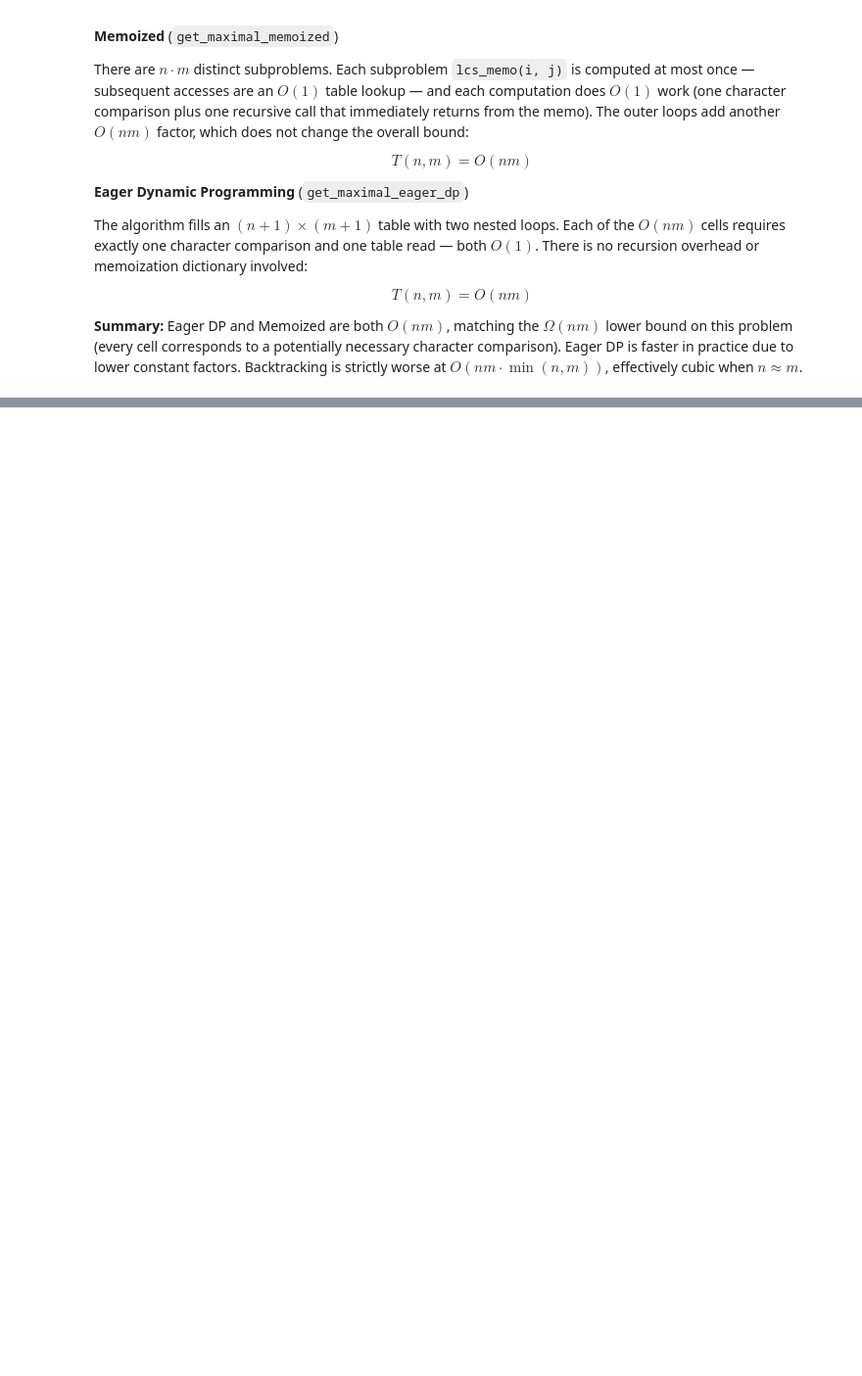
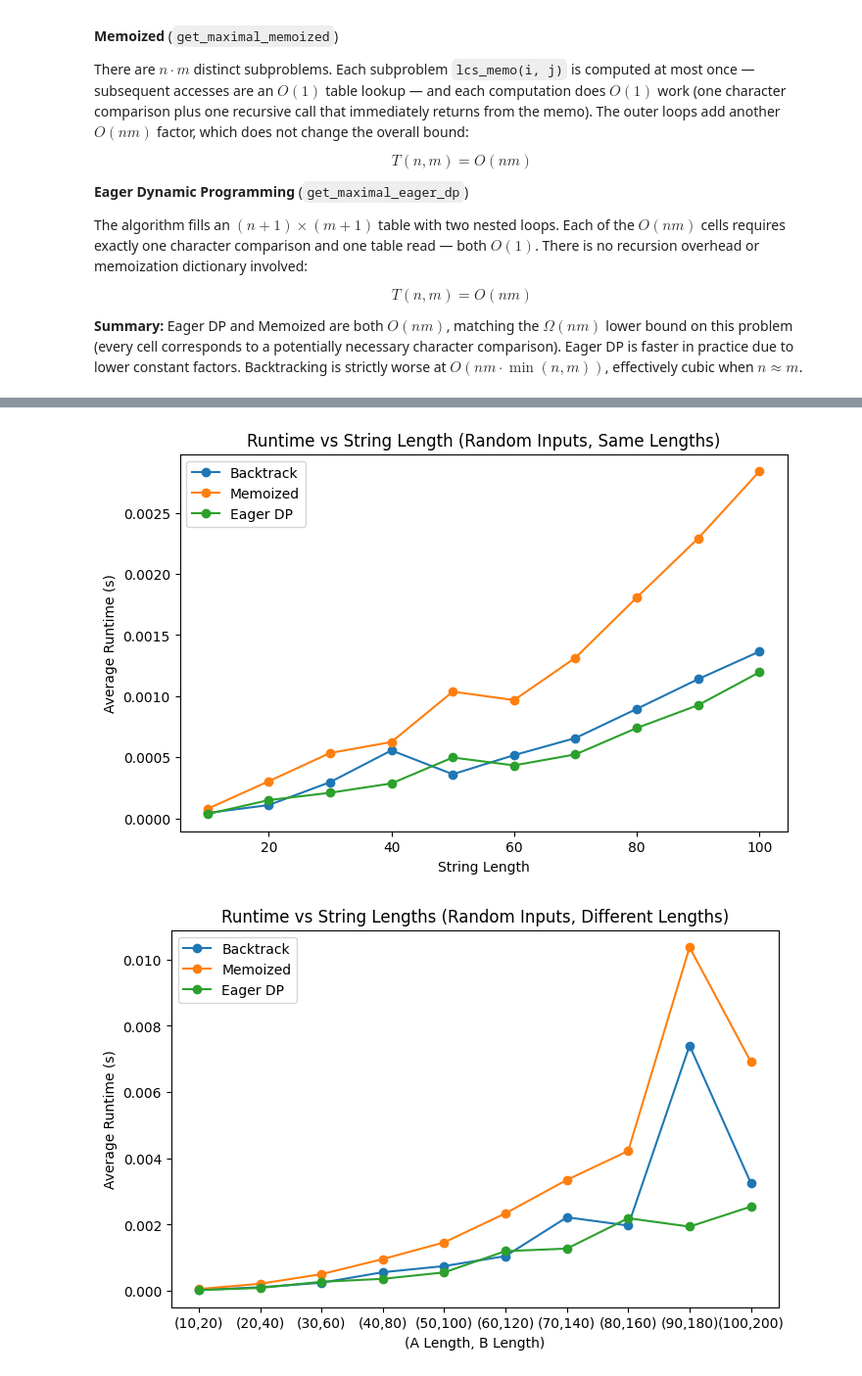
Before and after one commit to Schoenfeldsa/Algorithms_Project_3, a Jupyter notebook: program3.ipynb, the cells around one changed output, grey strips where cells are left out. Shown at 98% size. Cells and saved outputs as stored; diff of their text form; code cells hidden in the pictures; blank space fills up the shorter version.

```diff
--- a/program3.ipynb
+++ b/program3.ipynb
@@ -186,0 +348,47 @@ of your algorithm grows more slowly than the brute-force approach, this may indi
+# %%
+# Graph 1: Random inputs, same lengths
+plt.figure(figsize=(8, 5))
+plt.plot(same_results1['A Length'], same_results1['Backtrack'], label='Backtrack', marker='o')
+plt.plot(same_results1['A Length'], same_results1['Memoized'], label='Memoized', marker='o')
+plt.plot(same_results1['A Length'], same_results1['Eager'], label='Eager DP', marker='o')
+plt.title('Runtime vs String Length (Random Inputs, Same Lengths)')
+plt.xlabel('String Length')
+plt.ylabel('Average Runtime (s)')
+plt.legend()
+
+different_labels = [f"({a},{b})" for a, b in zip(different_results1['A Length'], different_results1['B Length'])]
+
+# Graph 2: Random inputs, different lengths
+plt.figure(figsize=(8, 5))
+plt.plot(different_labels, different_results1['Backtrack'], label='Backtrack', marker='o')
+plt.plot(different_labels, different_results1['Memoized'], label='Memoized', marker='o')
+plt.plot(different_labels, different_results1['Eager'], label='Eager DP', marker='o')
+plt.title('Runtime vs String Lengths (Random Inputs, Different Lengths)')
+plt.xlabel('(A Length, B Length)')
+plt.ylabel('Average Runtime (s)')
+plt.legend()
+
+# Graph 3: Worst-case inputs, same lengths
+plt.figure(figsize=(8, 5))
+plt.plot(same_results2['A Length'], same_results2['Backtrack'], label='Backtrack', marker='o')
+plt.plot(same_results2['A Length'], same_results2['Memoized'], label='Memoized', marker='o')
+plt.plot(same_results2['A Length'], same_results2['Eager'], label='Eager DP', marker='o')
+plt.title('Runtime vs String Length (Worst Case, Same Lengths)')
+plt.xlabel('String Length')
+plt.ylabel('Average Runtime (ms)')
+plt.legend()
+
+# Graph 4: Worst-case inputs, different lengths
+plt.figure(figsize=(8, 5))
+plt.plot(different_labels, different_results2['Backtrack'], label='Backtrack', marker='o')
+plt.plot(different_labels, different_results2['Memoized'], label='Memoized', marker='o')
+plt.plot(different_labels, different_results2['Eager'], label='Eager DP', marker='o')
+plt.title('Runtime vs String Lengths (Worst Case, Different Lengths)')
+plt.xlabel('(A Length, B Length)')
+plt.ylabel('Average Runtime (ms)')
+plt.legend()
+
+plt.show()
+# %% [output]
+[figure, added]
+[figure, added]
```
Also changed, not shown: parts of 17 cells of this notebook.
